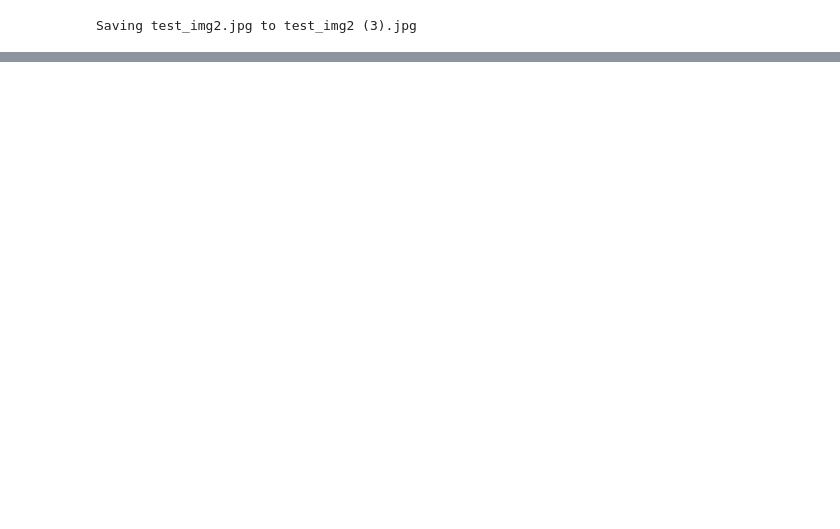
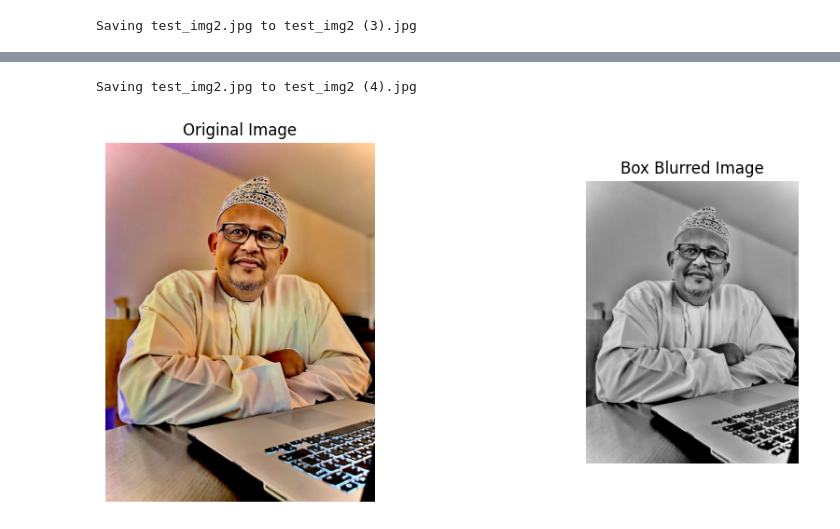
Before and after one commit to Tabook22/ComputerVision, a Jupyter notebook: image_filtering_image_to_pixels2.ipynb, the cells around one changed output, grey strips where cells are left out. Saved outputs shown, nothing was run; the diff lists cells and outputs as text; code cells hidden in the pictures; blank space fills up the shorter version.

```diff
--- a/image_filtering_image_to_pixels2.ipynb
+++ b/image_filtering_image_to_pixels2.ipynb
@@ -106,0 +237,45 @@ else:
+# %%
+# Upload files
+uploaded = files.upload()
+
+
+# Ensure only one image is uploaded
+if len(uploaded) == 1:
+    filename = next(iter(uploaded))
+    # Read the image using OpenCV
+    original_image = cv2.imread(filename)
+
+    #convert image to gray scale
+    gray_image = cv2.cvtColor(original_image, cv2.COLOR_BGR2GRAY)
+
+    # Apply Gaussian Blur
+    blurred_image = cv2.GaussianBlur(gray_image, (5, 5), 0)  # 5x5 kernel
+
+
+    # Convert the original BGR image to RGB for displaying
+    original_image_rgb = cv2.cvtColor(original_image, cv2.COLOR_BGR2RGB)
+   # Display the images
+    plt.figure(figsize=(10, 5))
+
+    # Display the original image
+    plt.subplot(1, 2, 1)
+    plt.imshow(original_image_rgb)
+    plt.title('Original Image')
+    plt.axis('off')
+
+    # Display the gray image
+    plt.subplot(1,2,2)
+    plt.imshow(gray_image, cmap="gray")
+    plt.title("Gray Image")
+    plt.axis('off')
+
+    # Display the blurred image
+    plt.subplot(1, 3, 3)
+    plt.imshow(blurred_image, cmap='gray')
+    plt.title('Box Blurred Image')
+    plt.axis('off')
+
+    plt.show()
+else:
+    print("Please upload exactly one image.")
+# %% [output]
@@ -106,0 +283,2 @@ else:
+Saving test_img2.jpg to test_img2 (4).jpg
+[figure, added]
```
Also changed, not shown: parts of 8 cells of this notebook.
